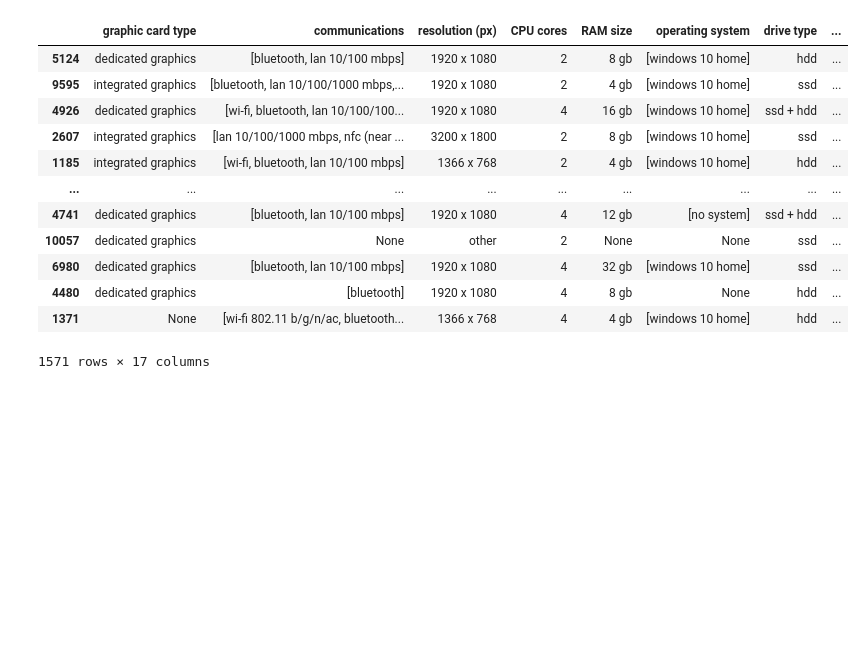
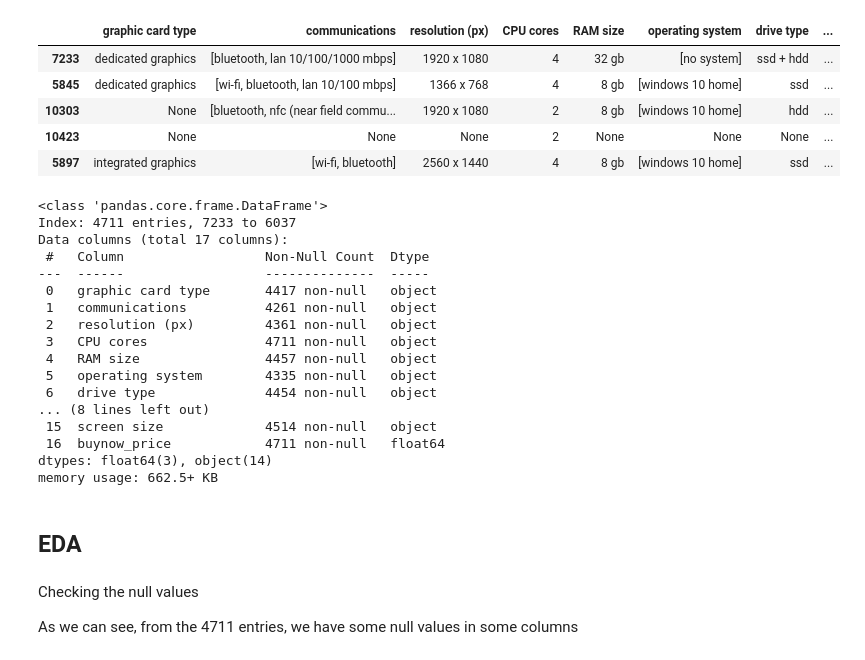
Before and after one commit to Ighus/laptop-price-prediction-ss, a Jupyter notebook: notebook.ipynb, the cells around one changed output. Cells and saved outputs as stored; diff of their text form; code cells hidden in the pictures; blank space fills up the shorter version.

```diff
--- a/notebook.ipynb
+++ b/notebook.ipynb
@@ -9,16 +69,35 @@ df_val = pd.read_json("datasets/val_dataset.json")
 # %%
-df
+df.head()
 # %% [output]
 |  | graphic card type | communications | resolution (px) | CPU cores | RAM size | operating system | drive type | ... |
-| 5124 | dedicated graphics | [bluetooth, lan 10/100 mbps] | 1920 x 1080 | 2 | 8 gb | [windows 10 home] | hdd | ... |
-| 9595 | integrated graphics | [bluetooth, lan 10/100/1000 mbps,... | 1920 x 1080 | 2 | 4 gb | [windows 10 home] | ssd | ... |
-| 4926 | dedicated graphics | [wi-fi, bluetooth, lan 10/100/100... | 1920 x 1080 | 4 | 16 gb | [windows 10 home] | ssd + hdd | ... |
-| 2607 | integrated graphics | [lan 10/100/1000 mbps, nfc (near ... | 3200 x 1800 | 2 | 8 gb | [windows 10 home] | ssd | ... |
-| 1185 | integrated graphics | [wi-fi, bluetooth, lan 10/100 mbps] | 1366 x 768 | 2 | 4 gb | [windows 10 home] | hdd | ... |
-| ... | ... | ... | ... | ... | ... | ... | ... | ... |
-| 4741 | dedicated graphics | [bluetooth, lan 10/100 mbps] | 1920 x 1080 | 4 | 12 gb | [no system] | ssd + hdd | ... |
-| 10057 | dedicated graphics | None | other | 2 | None | None | ssd | ... |
-| 6980 | dedicated graphics | [bluetooth, lan 10/100 mbps] | 1920 x 1080 | 4 | 32 gb | [windows 10 home] | ssd | ... |
-| 4480 | dedicated graphics | [bluetooth] | 1920 x 1080 | 4 | 8 gb | None | hdd | ... |
-| 1371 | None | [wi-fi 802.11 b/g/n/ac, bluetooth... | 1366 x 768 | 4 | 4 gb | [windows 10 home] | hdd | ... |
+| 7233 | dedicated graphics | [bluetooth, lan 10/100/1000 mbps] | 1920 x 1080 | 4 | 32 gb | [no system] | ssd + hdd | ... |
+| 5845 | dedicated graphics | [wi-fi, bluetooth, lan 10/100 mbps] | 1366 x 768 | 4 | 8 gb | [windows 10 home] | ssd | ... |
+| 10303 | None | [bluetooth, nfc (near field commu... | 1920 x 1080 | 2 | 8 gb | [windows 10 home] | hdd | ... |
+| 10423 | None | None | None | 2 | None | None | None | ... |
+| 5897 | integrated graphics | [wi-fi, bluetooth] | 2560 x 1440 | 4 | 8 gb | [windows 10 home] | ssd | ... |
-1571 rows × 17 columns
+# %%
+df.info()
+# %% [output]
+<class 'pandas.core.frame.DataFrame'>
+Index: 4711 entries, 7233 to 6037
+Data columns (total 17 columns):
+ #   Column                  Non-Null Count  Dtype
+---  ------                  --------------  -----
+ 0   graphic card type       4417 non-null   object
+ 1   communications          4261 non-null   object
+ 2   resolution (px)         4361 non-null   object
+ 3   CPU cores               4711 non-null   object
+ 4   RAM size                4457 non-null   object
+ 5   operating system        4335 non-null   object
+ 6   drive type              4454 non-null   object
+... (8 lines left out)
+ 15  screen size             4514 non-null   object
+ 16  buynow_price            4711 non-null   float64
+dtypes: float64(3), object(14)
+memory usage: 662.5+ KB
+# %% [markdown]
+## EDA
+# %% [markdown]
+Checking the null values
+
+As we can see, from the 4711 entries, we have some null values in some columns
```
Also changed, not shown: parts of 10 cells of this notebook, 3 other files.
